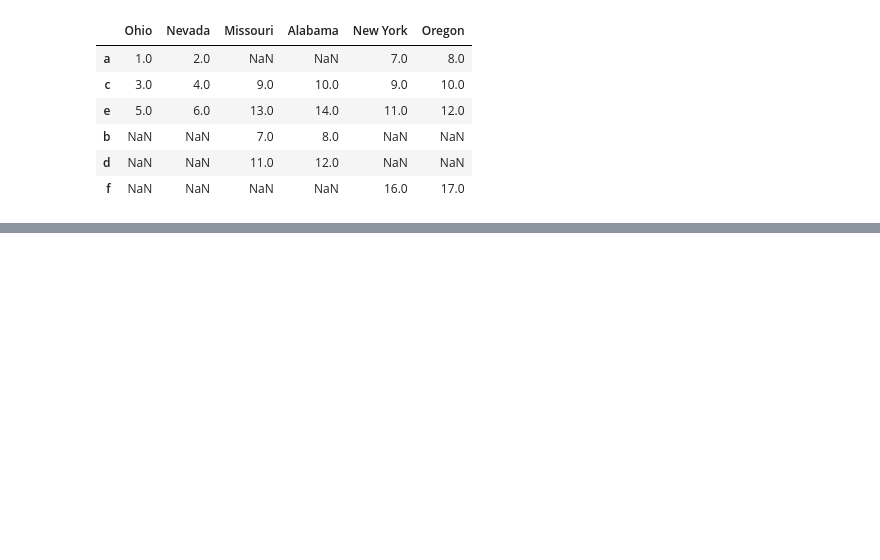
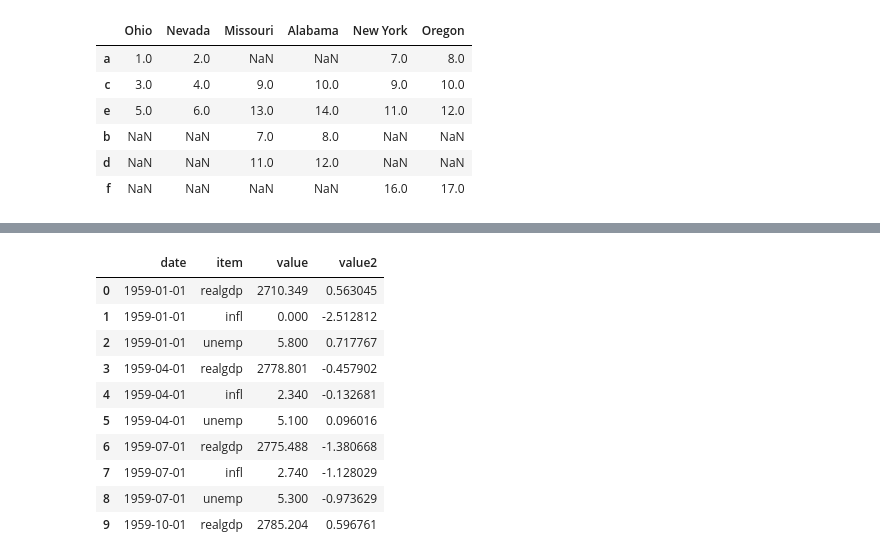
Before and after one commit to closerc/closerc, a Jupyter notebook: Learning/Python_for_data_analysis/ch08.ipynb, the cells around one changed output, grey strips where cells are left out. Cells and saved outputs as stored; diff of their text form; code cells hidden in the pictures; blank space fills up the shorter version.

```diff
--- a/Learning/Python_for_data_analysis/ch08.ipynb
+++ b/Learning/Python_for_data_analysis/ch08.ipynb
@@ -547,0 +1011,14 @@ left2.join([right2, another], how='outer')
+# %%
+ldata[:10]
+# %% [output]
+|  | date | item | value | value2 |
+| 0 | 1959-01-01 | realgdp | 2710.349 | 0.563045 |
+| 1 | 1959-01-01 | infl | 0.000 | -2.512812 |
+| 2 | 1959-01-01 | unemp | 5.800 | 0.717767 |
+| 3 | 1959-04-01 | realgdp | 2778.801 | -0.457902 |
+| 4 | 1959-04-01 | infl | 2.340 | -0.132681 |
+| 5 | 1959-04-01 | unemp | 5.100 | 0.096016 |
+| 6 | 1959-07-01 | realgdp | 2775.488 | -1.380668 |
+| 7 | 1959-07-01 | infl | 2.740 | -1.128029 |
+| 8 | 1959-07-01 | unemp | 5.300 | -0.973629 |
+| 9 | 1959-10-01 | realgdp | 2785.204 | 0.596761 |
```
Also changed, not shown: parts of 67 cells of this notebook, 4 other files.
